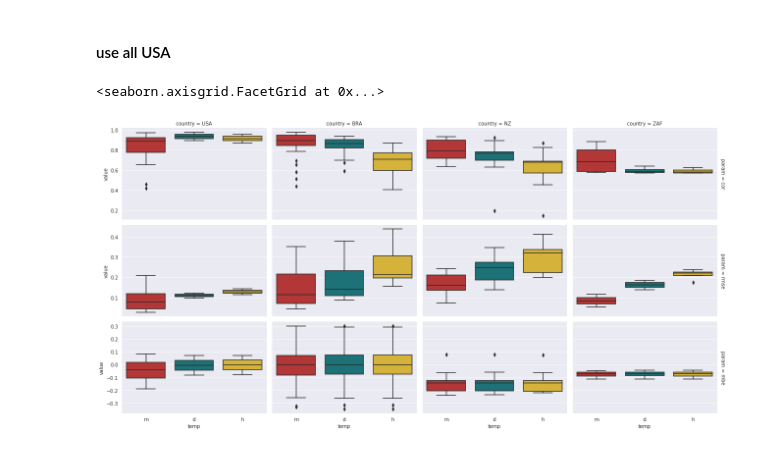
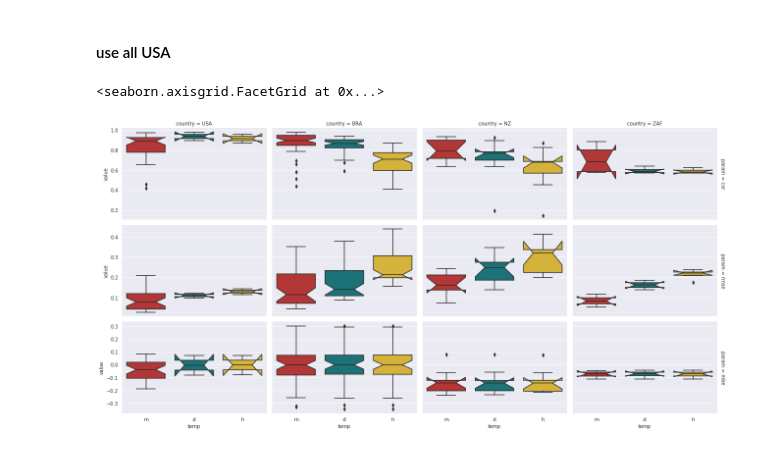
Before and after one commit to KatharinaGruber/windpower_GWA, a Jupyter notebook: story.ipynb, the cells around one changed output. Cells and saved outputs as stored; diff of their text form; code cells hidden in the pictures.

```diff
--- a/story.ipynb
+++ b/story.ipynb
@@ -215,9 +286,9 @@ sns.catplot(x = 'temp', y = 'value', col='country',row='param',
 # %%
 res = results[(results.dataset=='ERA5')&(results.GWA=='none')&(results.param!='avg')]
 sns.catplot(x = 'temp', y = 'value', col='country',row='param',
               kind='box',order=['m','d','h'],
             height=3, aspect=1.5,
-            data=res, margin_titles=True, sharey='row')#.set_axis_labels("systemsize", "value")#.set_xticklabels(rotation=20)
+            data=res, margin_titles=True, sharey='row', notch = True)#.set_axis_labels("systemsize", "value")#.set_xticklabels(rotation=20)
 # %% [output]
 <seaborn.axisgrid.FacetGrid at 0x...>
-[figure, old version]
+[figure, new version]
```
Also changed, not shown: parts of 16 cells of this notebook.
